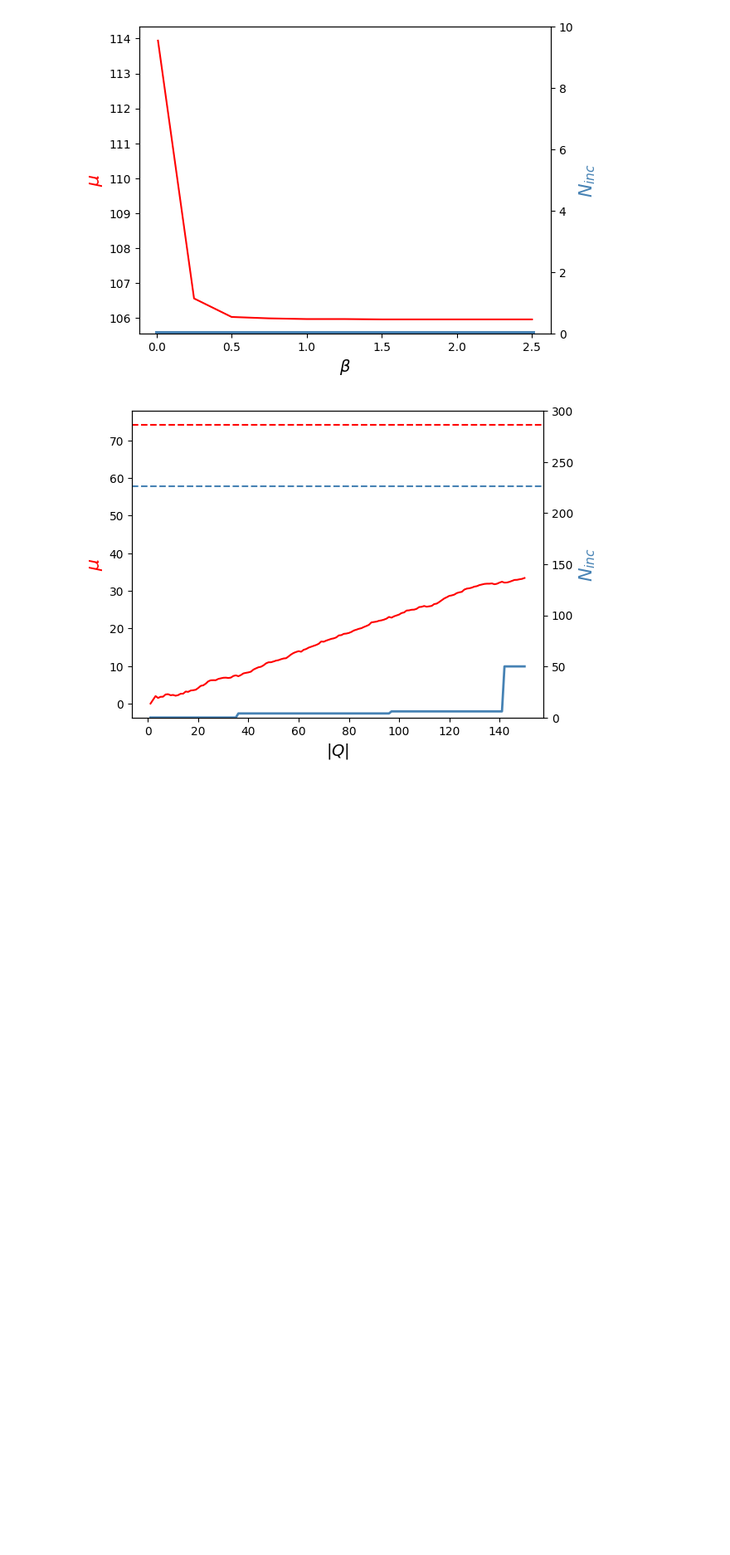
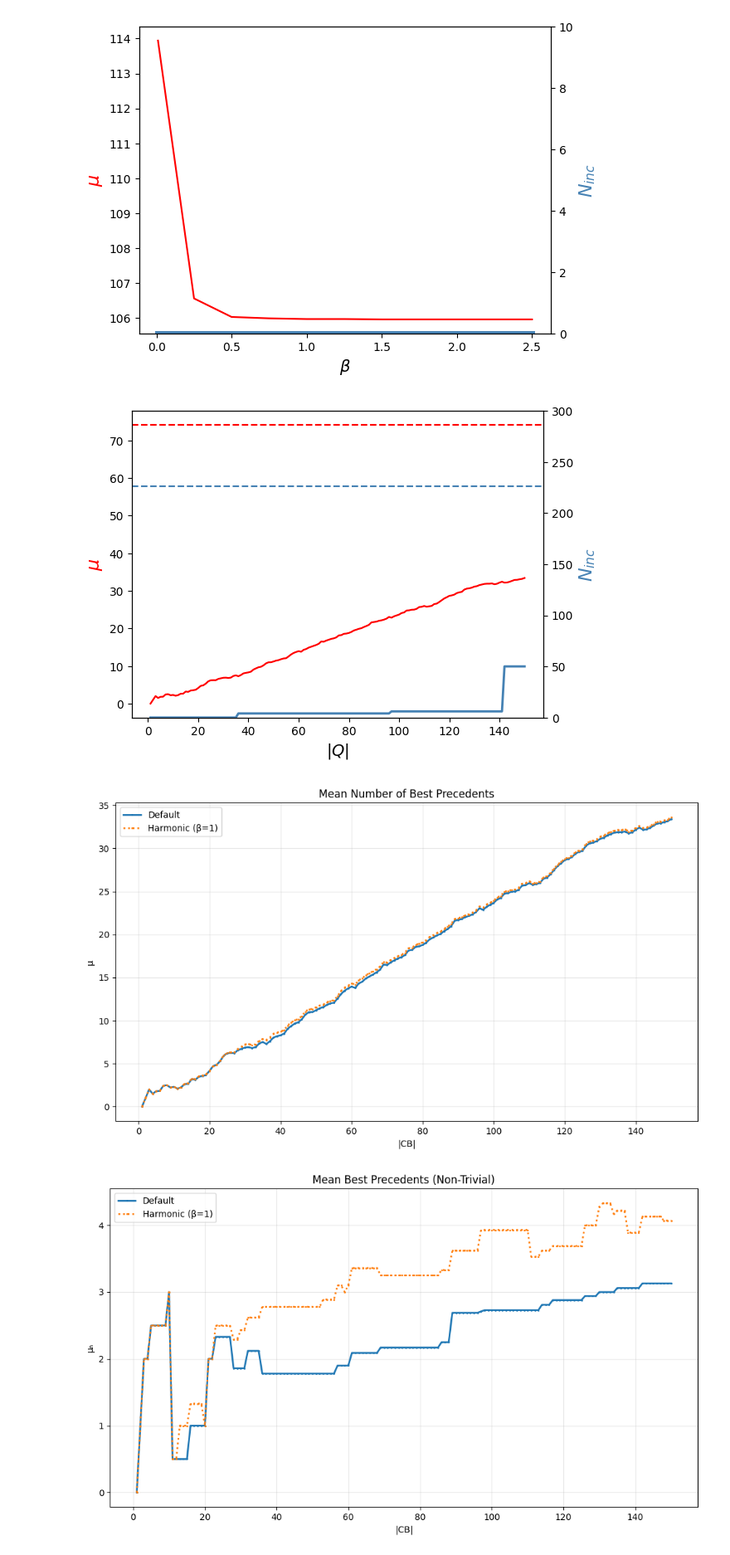
Before and after one commit to JGTP/ICAIL, a Jupyter notebook: graphs.ipynb, the cells around one changed output. Shown at 83% size. Drawn from its saved outputs; the diff is of its cells as text; code cells hidden in the pictures; blank space fills up the shorter version.

Commit message:
graphs

```diff
--- a/graphs.ipynb
+++ b/graphs.ipynb
@@ -62,2 +62,51 @@ fig.savefig('../ongoing_research/admission_Q.png', bbox_inches='tight', dpi=150)
 # %% [output]
 [figure]
+# %%
+import pandas as pd
+import matplotlib.pyplot as plt
+
+# Load the data
+df_default = pd.read_csv("results/Q_admission_default.csv", sep=";", index_col="|Q|")
+df_harmonic = pd.read_csv("results/Q_admission_harmonic.csv", sep=";", index_col="|Q|")
+
+
+# Plot function
+def plot_metric(df_default, df_harmonic, metric, ylabel, title):
+    plt.figure(figsize=(10, 6))
+    plt.plot(
+        df_default.index,
+        df_default[metric],
+        marker="o",
+        label="Default",
+        linewidth=2,
+        markersize=1,
+        linestyle="-",
+    )
+    plt.plot(
+        df_harmonic.index,
+        df_harmonic[metric],
+        marker="s",
+        label="Harmonic (β=1)",
+        linewidth=2,
+        markersize=1,
+        linestyle=":",
+    )
+    plt.xlabel("|CB|")
+    plt.ylabel(ylabel)
+    plt.title(title)
+    plt.legend()
+    plt.grid(alpha=0.3)
+    plt.tight_layout()
+    plt.show()
+
+
+# Create all plots
+plot_metric(df_default, df_harmonic, "mu", "μ", "Mean Number of Best Precedents")
+plot_metric(df_default, df_harmonic, "mu_n", "μₙ", "Mean Best Precedents (Non-Trivial)")
+plot_metric(df_default, df_harmonic, "Ninc", "N_inc", "Inconsistent Forcings")
+plot_metric(df_default, df_harmonic, "Ndel", "N_del", "Deletions Required")
+plot_metric(df_default, df_harmonic, "Ntws", "N_tws", "Trivial Winning Strategies")
+plot_metric(df_default, df_harmonic, "Nn", "N_n", "Non-Trivial Winning Strategies")
+# %% [output]
+[figure, added]
+[figure, added]
```
Also changed, not shown: parts of 2 cells of this notebook, 1 other file.
